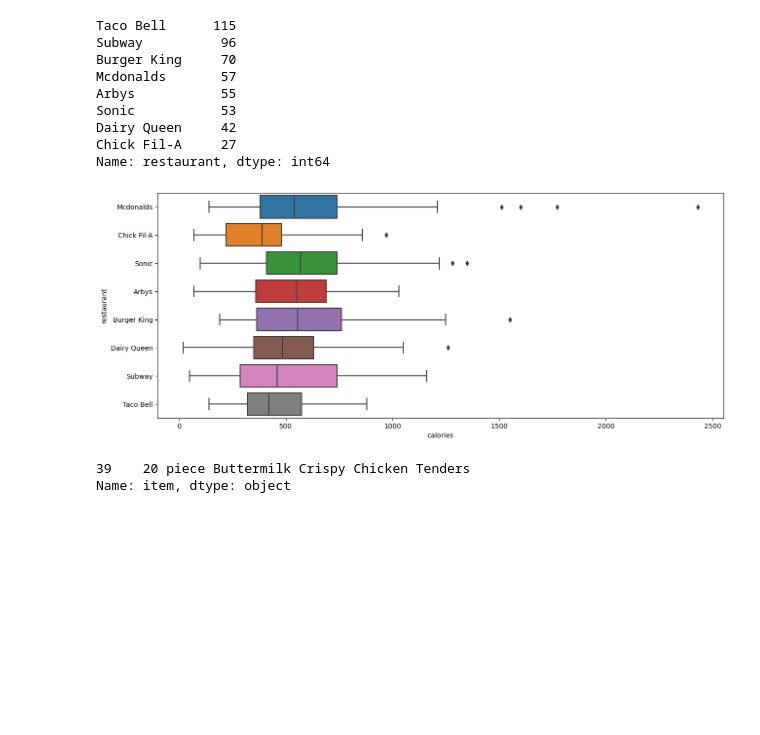
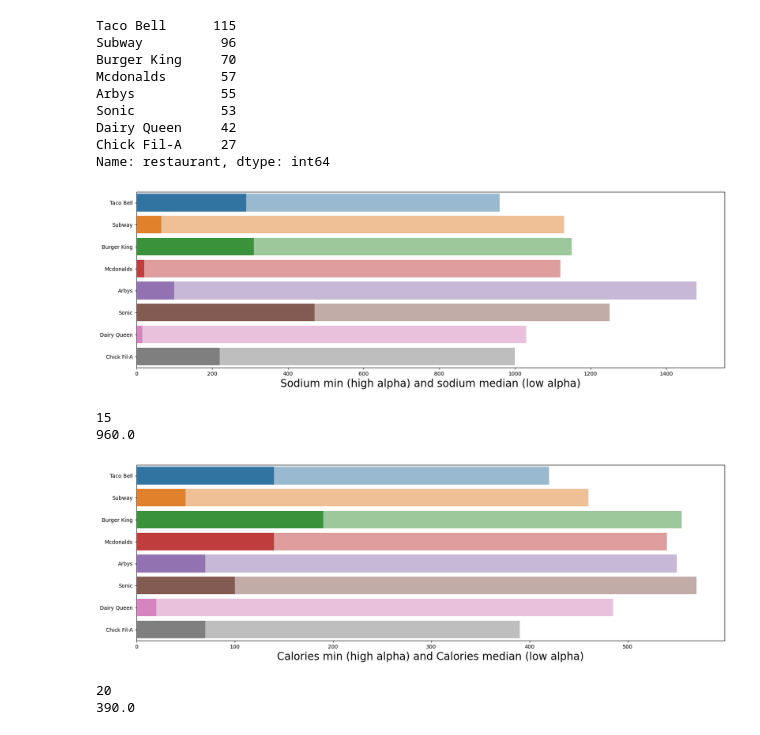
Before and after one commit to ZachMajernik/DataScience1, a Jupyter notebook: FinalProject/FinalProjectDataset.ipynb, the cells around one changed output. Saved outputs shown, nothing was run; the diff lists cells and outputs as text; code cells hidden in the pictures; blank space fills up the shorter version.

```diff
--- a/FinalProject/FinalProjectDataset.ipynb
+++ b/FinalProject/FinalProjectDataset.ipynb
@@ -129,21 +129,42 @@ meds = {
 }
 
 for i in range(len(difRes)):
-     for col in avgs:
+     for col in meds:
         if col != "restaurant":
             mins[col].append(round(df[df.loc[:, "restaurant"] == difRes[i]][col].min(), 3))
             maxs[col].append(round(df[df.loc[:, "restaurant"] == difRes[i]][col].max(), 3))
             meds[col].append(round(df[df.loc[:, "restaurant"] == difRes[i]][col].median(), 3))
-# %%
-plt.figure(figsize = (15,6))
-sb.boxplot(data=df, y="restaurant", x="calories")
-
-plt.show()
-# %% [output]
-[figure, removed]
-# %%
-
-df[df.loc[:,"calories"] == df[df.loc[:,"restaurant"] == "Mcdonalds"]["calories"].max()]["item"]
-# %% [output]
-39    20 piece Buttermilk Crispy Chicken Tenders
-Name: item, dtype: object
+# %%
+plt.figure(figsize = (20,6))
+
+sns.barplot(data=mins, x='sodium', y='restaurant')
+sns.barplot(data=meds, x='sodium', y='restaurant', alpha=0.5)
+
+plt.xlabel("Sodium min (high alpha) and sodium median (low alpha)", fontsize=20)
+
+plt.show()
+# %% [output]
+[figure, added]
+# %%
+print(mins['sodium'][6]) #dq
+print(meds['sodium'][0]) #tb
+# %% [output]
+15
+960.0
+# %%
+plt.figure(figsize = (20,6))
+
+sns.barplot(data=mins, x='calories', y='restaurant')
+sns.barplot(data=meds, x='calories', y='restaurant', alpha=0.5)
+
+plt.xlabel("Calories min (high alpha) and Calories median (low alpha)", fontsize=20)
+
+plt.show()
+# %% [output]
+[figure, added]
+# %%
+print(mins['calories'][6]) #dq
+print(meds['calories'][7]) #cfa
+# %% [output]
+20
+390.0
```
Also changed, not shown: parts of 4 cells of this notebook, 2 other files.
